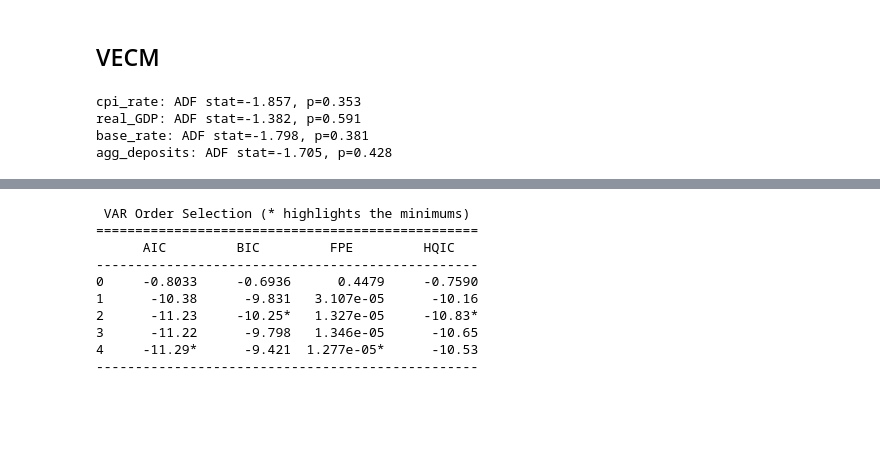
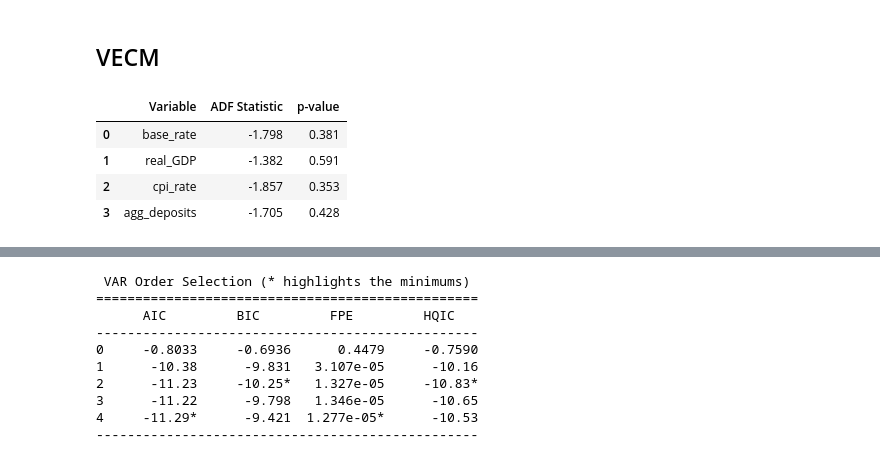
Before and after one commit to ollie-gregory/retail_deposit_elasticity, a Jupyter notebook: NB01.ipynb, the cells around one changed output, grey strips where cells are left out. Saved outputs shown, nothing was run; the diff lists cells and outputs as text; code cells hidden in the pictures; blank space fills up the shorter version.

```diff
--- a/NB01.ipynb
+++ b/NB01.ipynb
@@ -37,6 +23,0 @@ df = df.dropna()
-# %%
-from statsmodels.tsa.stattools import adfuller
-
-for col in df.columns:
-    result = adfuller(df[col], autolag='AIC')
-    print(f"{col}: ADF stat={result[0]:.3f}, p={result[1]:.3f}")
@@ -112,11 +43,31 @@ df = df[['cpi_rate', 'real_GDP', 'base_rate', 'agg_deposits']]
 
 df = df.dropna()
 # %%
+df = (df - df.mean()) / df.std()
+df = df[['base_rate', 'real_GDP', 'cpi_rate', 'agg_deposits']].dropna()
+
+adf_results = []
+
 for col in df.columns:
-    result = adfuller(df[col], autolag='AIC')
-    print(f"{col}: ADF stat={result[0]:.3f}, p={result[1]:.3f}")
+    result = adfuller(df[col])
+
+    adf_results.append({
+        'Variable': col,
+        'ADF Statistic': result[0],
+        'p-value': result[1],
+    })
+
+# convert to dataframe
+adf_df = pd.DataFrame(adf_results)
+
+# optional formatting
+adf_df['ADF Statistic'] = adf_df['ADF Statistic'].round(3)
+adf_df['p-value'] = adf_df['p-value'].round(3)
+
+adf_df
 # %% [output]
-cpi_rate: ADF stat=-1.857, p=0.353
-real_GDP: ADF stat=-1.382, p=0.591
-base_rate: ADF stat=-1.798, p=0.381
-agg_deposits: ADF stat=-1.705, p=0.428
+|  | Variable | ADF Statistic | p-value |
+| 0 | base_rate | -1.798 | 0.381 |
+| 1 | real_GDP | -1.382 | 0.591 |
+| 2 | cpi_rate | -1.857 | 0.353 |
+| 3 | agg_deposits | -1.705 | 0.428 |
```
Also changed, not shown: parts of 14 cells of this notebook, 3 other files.
